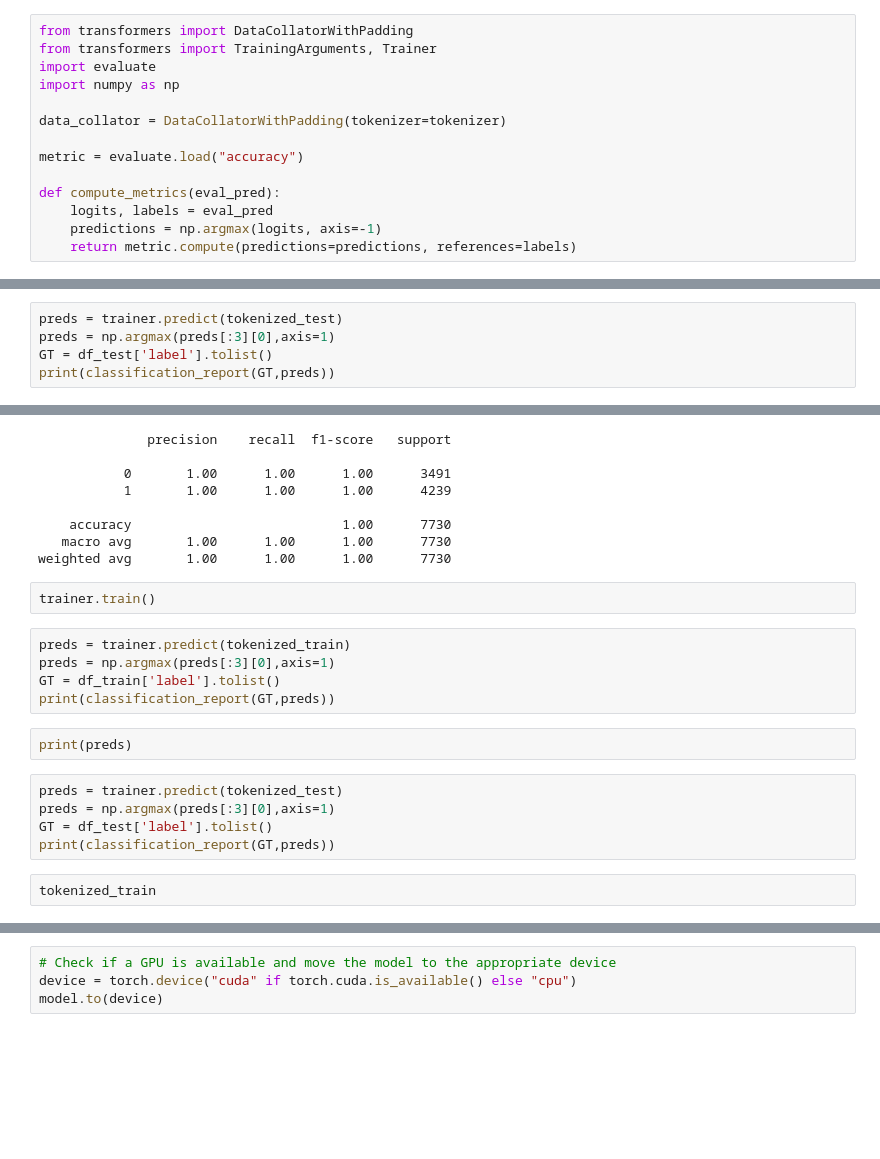
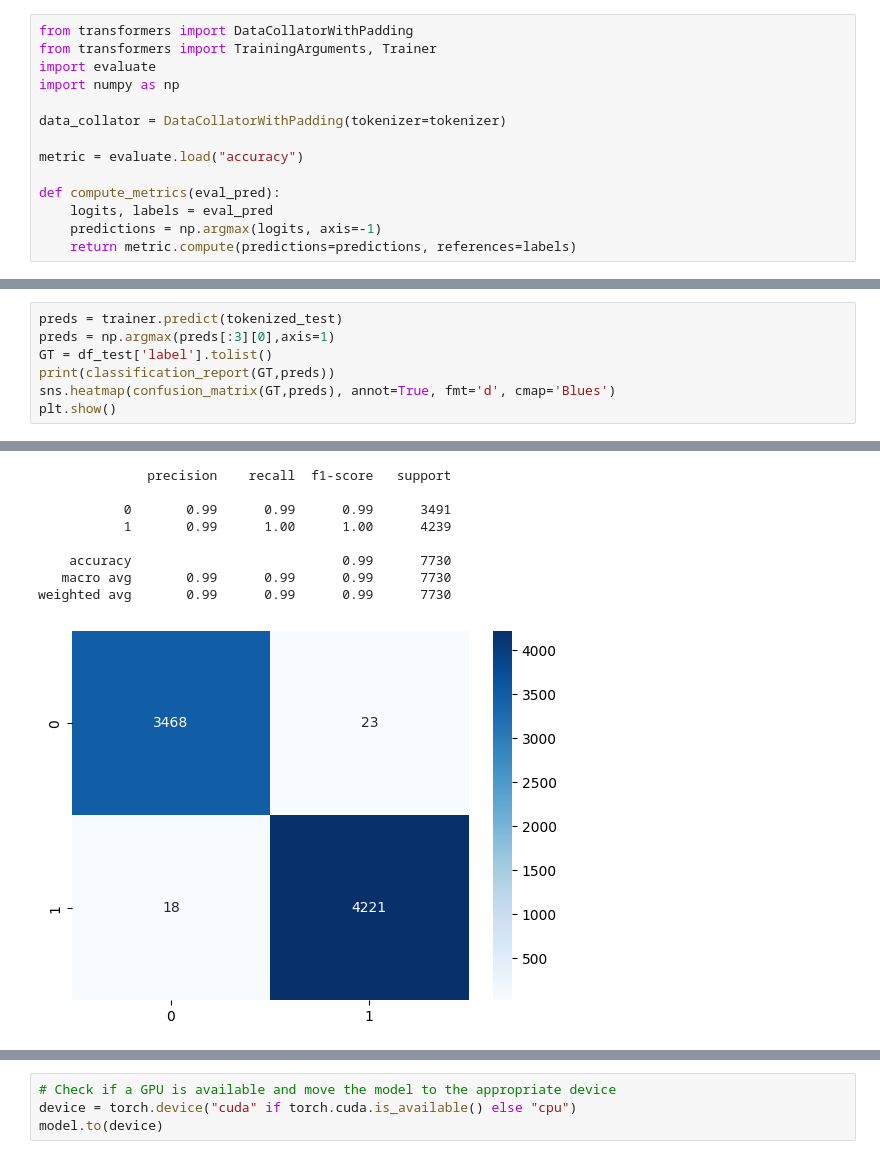
Before and after one commit to sofzcc/Ironhack-Technical-Challenge, a Jupyter notebook: true-and-fake-news.ipynb, the cells around one changed output, grey strips where cells are left out. Drawn from its saved outputs; the diff is of its cells as text; blank space fills up the shorter version.

```diff
--- a/true-and-fake-news.ipynb
+++ b/true-and-fake-news.ipynb
@@ -570,31 +581,18 @@ weighted avg       1.00      1.00      1.00     30917
 # %%
 preds = trainer.predict(tokenized_test)
 preds = np.argmax(preds[:3][0],axis=1)
 GT = df_test['label'].tolist()
 print(classification_report(GT,preds))
+sns.heatmap(confusion_matrix(GT,preds), annot=True, fmt='d', cmap='Blues')
+plt.show()
 # %% [output]
 [interactive output not drawn]
               precision    recall  f1-score   support
 
-           0       1.00      1.00      1.00      3491
-           1       1.00      1.00      1.00      4239
+           0       0.99      0.99      0.99      3491
+           1       0.99      1.00      1.00      4239
 
-    accuracy                           1.00      7730
-   macro avg       1.00      1.00      1.00      7730
-weighted avg       1.00      1.00      1.00      7730
+    accuracy                           0.99      7730
+   macro avg       0.99      0.99      0.99      7730
+weighted avg       0.99      0.99      0.99      7730
+[figure, added]
-# %%
-trainer.train()
-# %%
-preds = trainer.predict(tokenized_train)
-preds = np.argmax(preds[:3][0],axis=1)
-GT = df_train['label'].tolist()
-print(classification_report(GT,preds))
-# %%
-print(preds)
-# %%
-preds = trainer.predict(tokenized_test)
-preds = np.argmax(preds[:3][0],axis=1)
-GT = df_test['label'].tolist()
-print(classification_report(GT,preds))
-# %%
-tokenized_train
```
Also changed, not shown: parts of 33 cells of this notebook.
